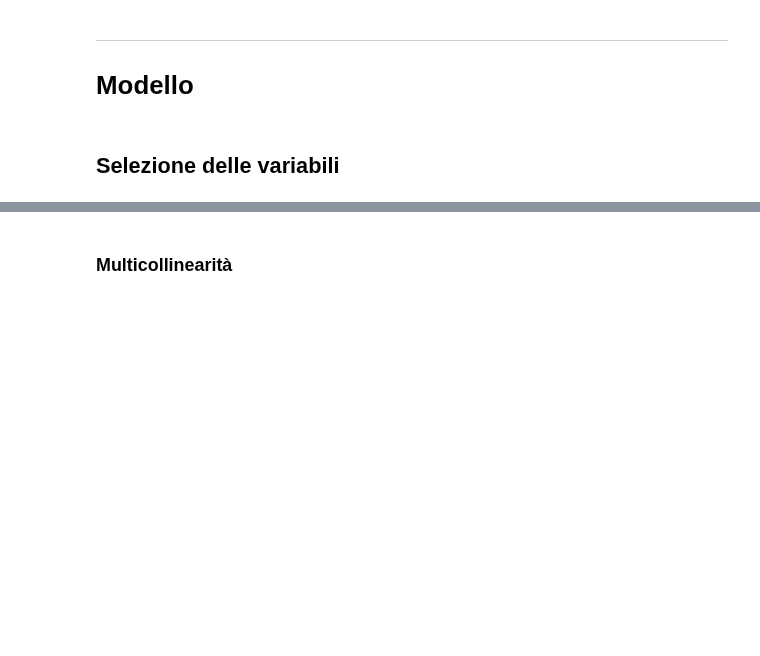
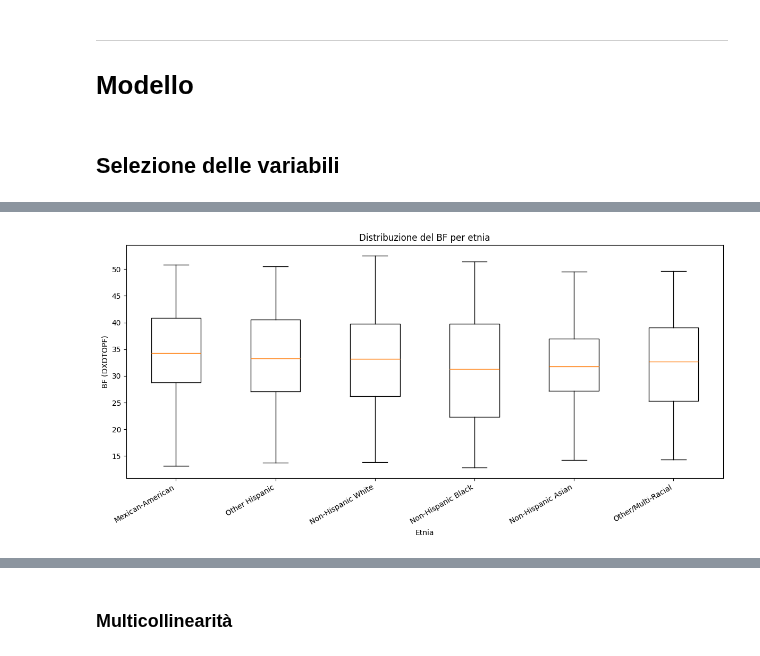
Before and after one commit to NathanMNZ02/py-fat-percentage-regression, a Jupyter notebook: src/fat_percentage_regression.ipynb, the cells around one changed output, grey strips where cells are left out. Saved outputs shown, nothing was run; the diff lists cells and outputs as text; code cells hidden in the pictures; blank space fills up the shorter version.

```diff
--- a/src/fat_percentage_regression.ipynb
+++ b/src/fat_percentage_regression.ipynb
@@ -573,0 +559,23 @@ I grafici mostrano fortemente la dipendenza tra queste due variabili, abbiamo ch
+# %%
+eth_map = {
+    1.0: "Mexican-American",
+    2.0: "Other Hispanic",
+    3.0: "Non-Hispanic White",
+    4.0: "Non-Hispanic Black",
+    6.0: "Non-Hispanic Asian",
+    7.0: "Other/Multi-Racial",
+}
+
+eth_series = df_cleaned["RIDRETH3"].map(eth_map) # mappa gli indici con le relative etnie
+groups_eth_bf = [df_cleaned.loc[eth_series == eth, "DXDTOPF"] for eth in eth_map.values()] # raggruppa i valori per ciascuna etnia
+
+desc_eth = pd.DataFrame(
+    {
+        "n": [g.size for g in groups_eth_bf],
+        "media_BF": [g.mean() for g in groups_eth_bf],
+        "std_BF": [g.std() for g in groups_eth_bf],
+    },
+    index=list(eth_map.values()),
+)
+print("Statistiche descrittive del BF per etnia:")
+print(desc_eth)
@@ -573,0 +591,11 @@ I grafici mostrano fortemente la dipendenza tra queste due variabili, abbiamo ch
+# %%
+fig, ax = plt.subplots(figsize=(12, 6))
+ax.boxplot([g.to_numpy() for g in groups_eth_bf], tick_labels=list(eth_map.values()))
+ax.set_title("Distribuzione del BF per etnia")
+ax.set_xlabel("Etnia")
+ax.set_ylabel("BF (DXDTOPF)")
+plt.xticks(rotation=30, ha="right")
+plt.tight_layout()
+plt.show()
+# %% [output]
+[figure, added]
```
Also changed, not shown: parts of 47 cells of this notebook, 4 other files.
